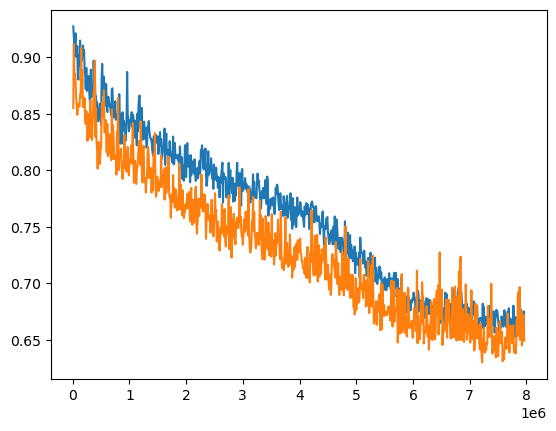
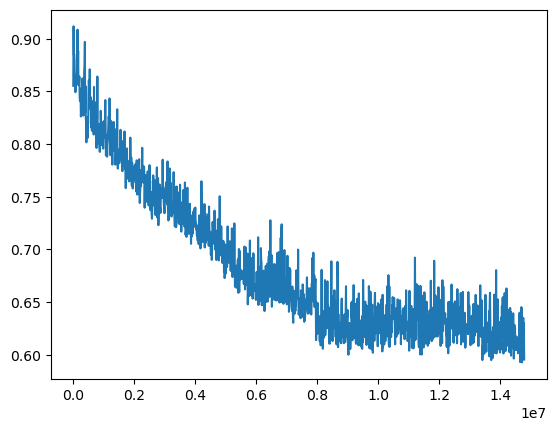
The change to this notebook cell's code, shown as a diff; its figure went from the first image to the second:
--- before
+++ after
@@ -1,3 +1,3 @@
-(train_losses / np.var(actual_edv)).plot()
+# (train_losses / np.var(actual_edv)).plot()
 (test_losses / np.var(actual_edv)).plot()
 

Commit: feat: ruff cleanup